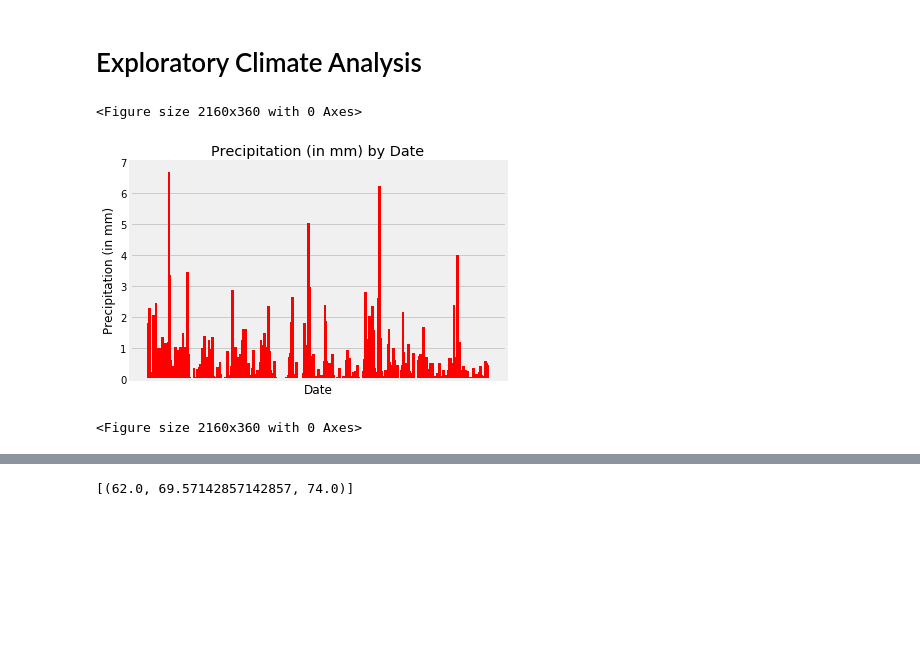
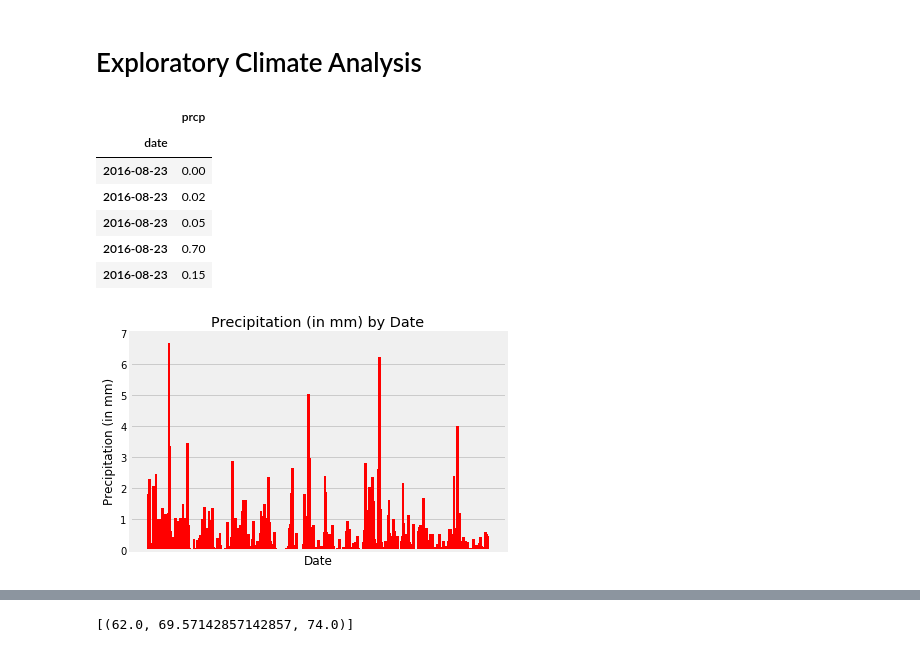
Before and after one commit to DutchDS/SQLalchemy-Challenge, a Jupyter notebook: climate_starter.ipynb, the cells around one changed output, grey strips where cells are left out. Drawn from its saved outputs; the diff is of its cells as text; code cells hidden in the pictures; blank space fills up the shorter version.

```diff
--- a/climate_starter.ipynb
+++ b/climate_starter.ipynb
@@ -41,42 +41,56 @@ connection = engine.connect()
 # Exploratory Climate Analysis
 # %%
 # Design a query to retrieve the last 12 months of precipitation data and plot the results
+# Calculate the date 1 year ago from the last data point in the database
+# sql_date_ly = "Select max(date) FROM measurement"
+# df_date_ly = pd.read_sql_query(sql_date_ly, con=connection)
 
-# Calculate the date 1 year ago from the last data point in the database
-sql_date_ly = "Select max(date) FROM measurement"
-df_date_ly = pd.read_sql_query(sql_date_ly, con=connection)
+df = pd.DataFrame(session.query((Measurement.tobs), (Measurement.date)))
 
-latest_date = df_date_ly.iloc[0,0]
-latest_year = int(latest_date[0:4])
-first_year = str(latest_year-1)
-first_date = first_year[0:4] + latest_date[4:13]
+max_date = df.date.max()
+max_year = int(max_date[0:4])
+min_year = str(max_year-1)
+min_date = first_year[0:4] + latest_date[4:13]
+
+# latest_date = df_date_ly.iloc[0,0]
+# latest_year = int(latest_date[0:4])
+# first_year = str(latest_year-1)
+# first_date = first_year[0:4] + latest_date[4:13]
 
 # Perform a query to retrieve the data and precipitation scores
-sql_precip = ("SELECT prcp precip, date FROM measurement WHERE date between '" + first_date + "' and '" + latest_date + "';")
+# sql_precip = ("SELECT prcp precip, date FROM measurement WHERE date between '" + first_date + "' and '" + latest_date + "';")
+df1 = pd.DataFrame(session.query((Measurement.prcp), (Measurement.date)).filter(Measurement.date >= min_date).filter(Measurement.date <= max_date).all())
+df1
 
 # Save the query results as a Pandas DataFrame and set the index to the date column
-df_precip = pd.read_sql_query(sql_precip, con=connection)
-# df_precip = df_precip.set_index('date')
+# df_precip = pd.read_sql_query(sql_precip, con=connection)
+df_precip = df1
+df_precip = df_precip.set_index('date')
 df_precip = df_precip.dropna(how='any')
 df_precip.head()
 
 # Sort the dataframe by date
 df_precip = df_precip.sort_values('date')
-df_precip.head(5)
 
 # Use Pandas Plotting with Matplotlib to plot the data
-x_axis = df_precip['date']
-y_axis = df_precip.precip
+x_axis = df_precip.index
+y_axis = df_precip.prcp
 
 plt.bar(x_axis, y_axis, color = 'r', width = 3)
 plt.xlabel("Date")
 plt.xticks([])
 plt.ylabel("Precipitation (in mm)")
 plt.title("Precipitation (in mm) by Date")
+df_precip.head()
 # %% [output]
-<Figure size 2160x360 with 0 Axes>
+|  | prcp |
+| date |  |
+| 2016-08-23 | 0.00 |
+| 2016-08-23 | 0.02 |
+| 2016-08-23 | 0.05 |
+| 2016-08-23 | 0.70 |
+| 2016-08-23 | 0.15 |
 [figure]
-<Figure size 2160x360 with 0 Axes>
 # %% [markdown]
 ![precipitation](Images/precipitation.png)
 # %%
```
Also changed, not shown: parts of 8 cells of this notebook.
